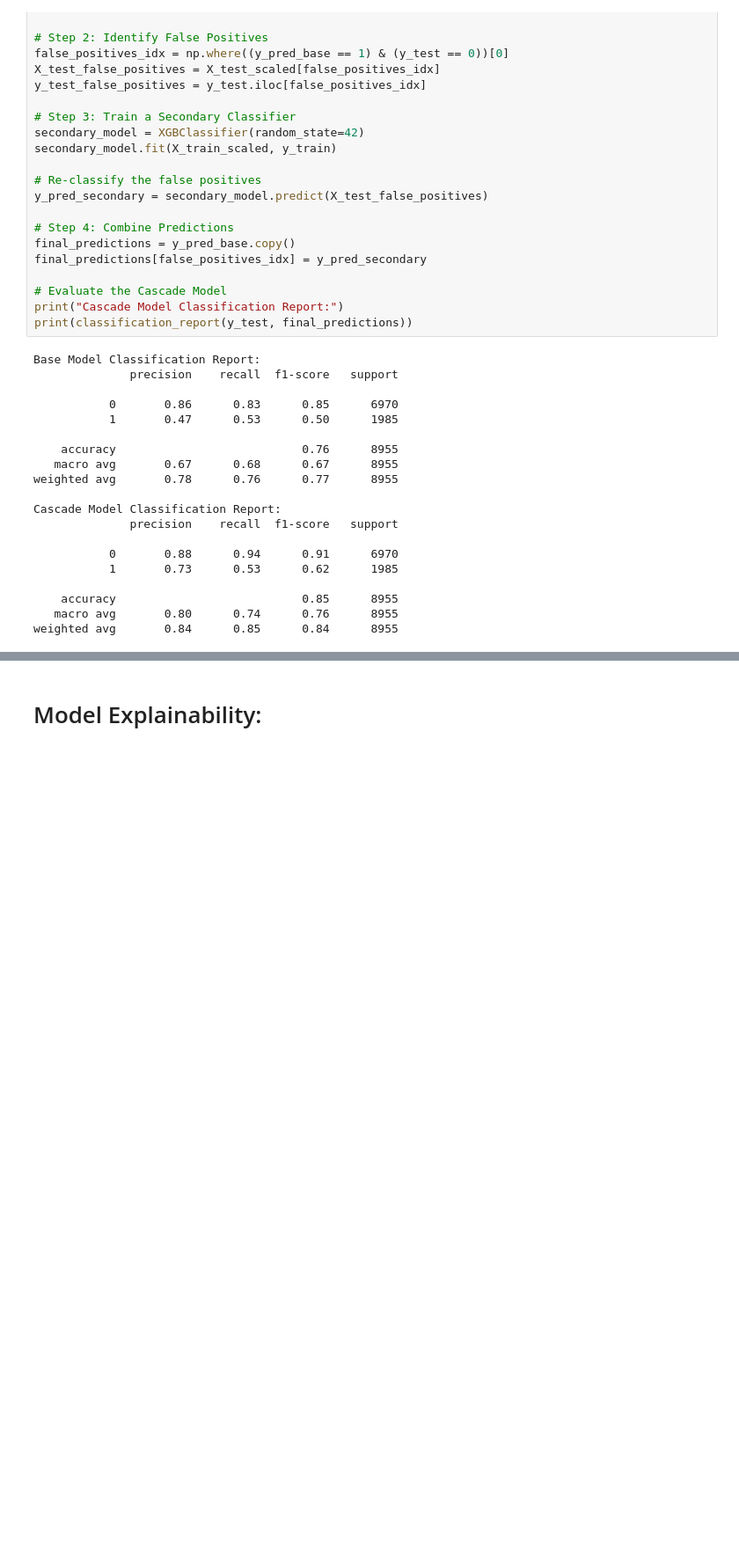
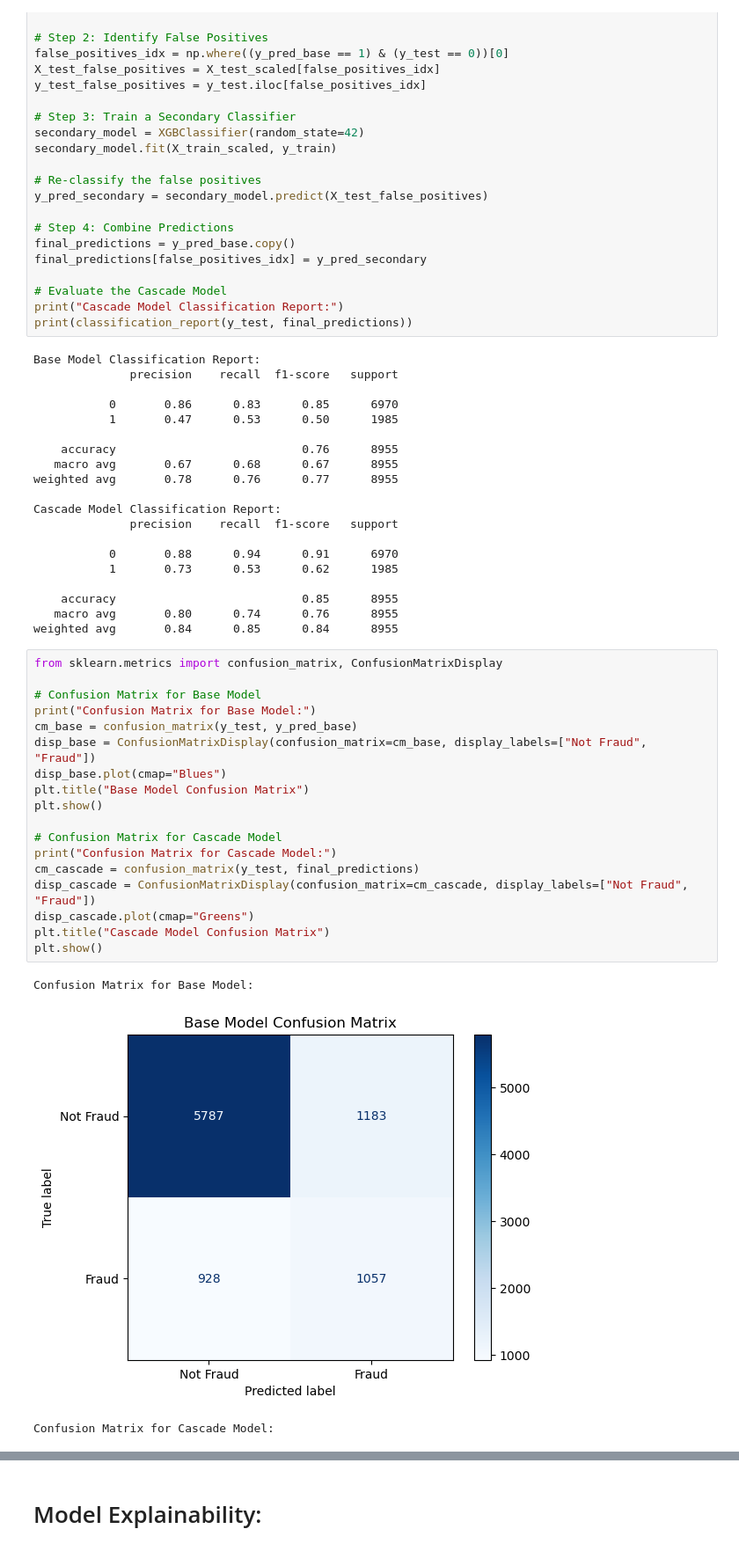
Before and after one commit to DoanNguyen2001/Credit-Card-Default, a Jupyter notebook: default_final.ipynb, the cells around one changed output, grey strips where cells are left out. Shown at 88% size. Drawn from its saved outputs; the diff is of its cells as text; blank space fills up the shorter version.

```diff
--- a/default_final.ipynb
+++ b/default_final.ipynb
@@ -516,3 +511,25 @@ Cascade Model Classification Report:
     accuracy                           0.85      8955
    macro avg       0.80      0.74      0.76      8955
 weighted avg       0.84      0.85      0.84      8955
+# %%
+from sklearn.metrics import confusion_matrix, ConfusionMatrixDisplay
+
+# Confusion Matrix for Base Model
+print("Confusion Matrix for Base Model:")
+cm_base = confusion_matrix(y_test, y_pred_base)
+disp_base = ConfusionMatrixDisplay(confusion_matrix=cm_base, display_labels=["Not Fraud", "Fraud"])
+disp_base.plot(cmap="Blues")
+plt.title("Base Model Confusion Matrix")
+plt.show()
+
+# Confusion Matrix for Cascade Model
+print("Confusion Matrix for Cascade Model:")
+cm_cascade = confusion_matrix(y_test, final_predictions)
+disp_cascade = ConfusionMatrixDisplay(confusion_matrix=cm_cascade, display_labels=["Not Fraud", "Fraud"])
+disp_cascade.plot(cmap="Greens")
+plt.title("Cascade Model Confusion Matrix")
+plt.show()
+# %% [output]
+Confusion Matrix for Base Model:
+[figure, added]
+Confusion Matrix for Cascade Model:
```
Also changed, not shown: parts of 28 cells of this notebook.
